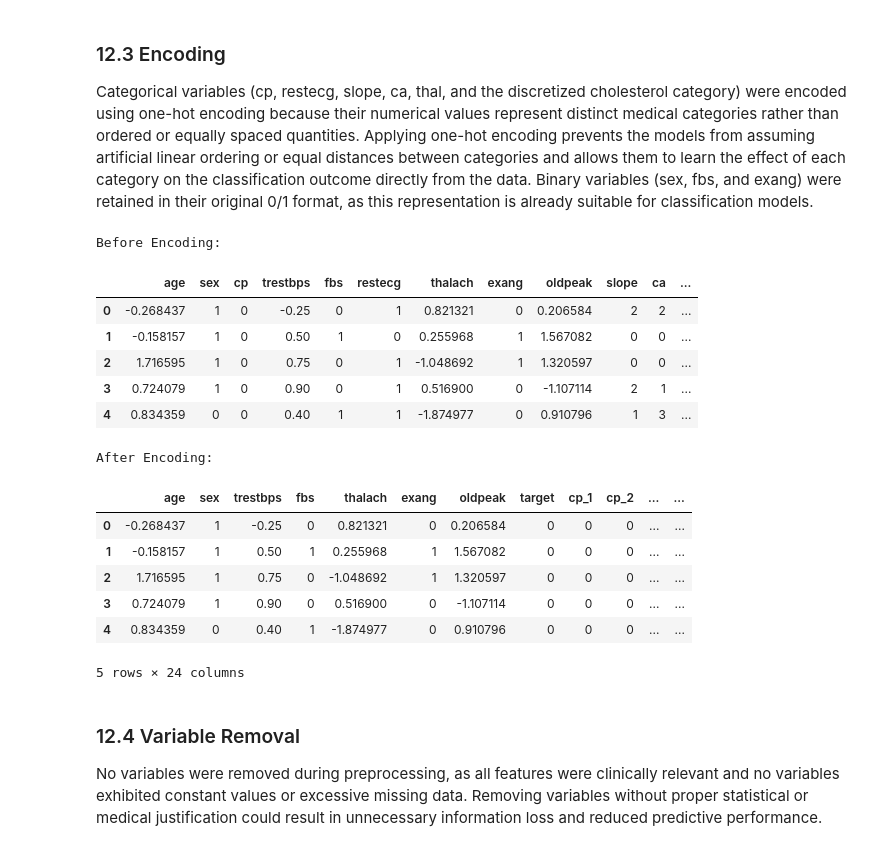
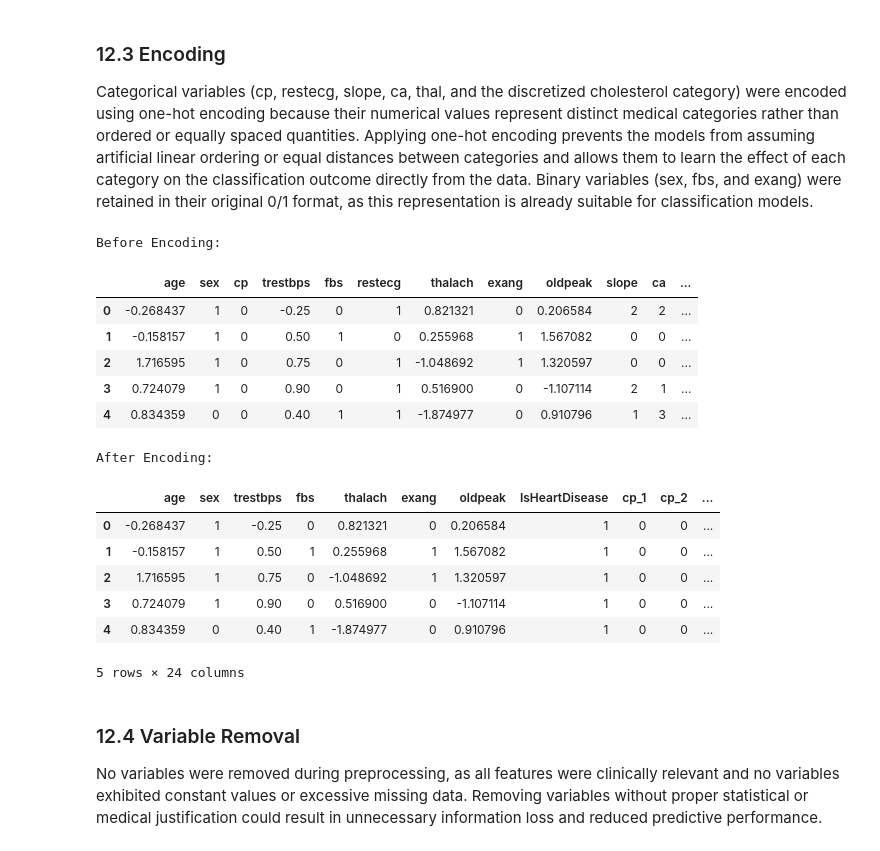
Before and after one commit to Janau00/SWE485-Project-Group9, a Jupyter notebook: Phase1_Data_Exploration.ipynb, the cells around one changed output. Saved outputs shown, nothing was run; the diff lists cells and outputs as text; code cells hidden in the pictures.

```diff
--- a/Phase1_Data_Exploration.ipynb
+++ b/Phase1_Data_Exploration.ipynb
@@ -39,9 +39,7 @@ import pandas as pd
 import numpy as np
 
 # Load dataset
-
-DATA_PATH = "Dataset/Copy of heart.xlsx"
-
+DATA_PATH = "Dataset/HeartDiseaseClevlandDS.xlsx"
 
 df = pd.read_excel(DATA_PATH)
 
@@ -638,32 +637,32 @@ The feature contains several outliers, and both the histogram and the skewness c
 import numpy as np
 
 
-oldpeak_before = df['oldpeak'].copy()
+oldpeak_before = PreProcessd_df['oldpeak'].copy()
 
-df['oldpeak'] = np.log1p(df['oldpeak'])
+PreProcessd_df['oldpeak'] = np.log1p(PreProcessd_df['oldpeak'])
 
 from sklearn.preprocessing import StandardScaler
 
 scaler = StandardScaler()
 
-df['oldpeak'] = scaler.fit_transform(df[['oldpeak']])
+PreProcessd_df['oldpeak'] = scaler.fit_transform(PreProcessd_df[['oldpeak']])
 
 
 #prove the success of the normalization
 oldpeak_comparison_table = pd.concat(
-    [oldpeak_before.head(), df['oldpeak'].head()],
+    [oldpeak_before.head(), PreProcessd_df['oldpeak'].head()],
     axis=1,
     keys=['Before Scaling', 'After Scaling']
 )
 display(oldpeak_comparison_table)
 
-print("Mean:", df['oldpeak'].mean())
-print("Std:", df['oldpeak'].std())
-print("The skewness coefficient of oldpeak after the normalization:", df['oldpeak'].skew())
+print("Mean:", PreProcessd_df['oldpeak'].mean())
+print("Std:", PreProcessd_df['oldpeak'].std())
+print("The skewness coefficient of oldpeak after the normalization:", PreProcessd_df['oldpeak'].skew())
 
 
 plt.figure(figsize=(6,4))
-plt.hist(df['oldpeak'].dropna(), bins=20)
+plt.hist(PreProcessd_df['oldpeak'].dropna(), bins=20)
 plt.title(f"Histogram: {'oldpeak'}")
 plt.xlabel('oldpeak')
 plt.ylabel("Frequency")
@@ -703,8 +702,8 @@ import pandas as pd
 chol_bins = [0, 200, 240, np.inf]
 chol_labels = ['Normal', 'Borderline High', 'High']
 
-df['chol_category'] = pd.cut(
-    df['chol'],
+PreProcessd_df['chol_category'] = pd.cut(
+    PreProcessd_df['chol'],
     bins=chol_bins,
     labels=chol_labels,
     right=False
@@ -718,7 +717,7 @@ chol_mapping = pd.DataFrame({
 
 # Distribution of cholesterol categories in the dataset
 chol_distribution = (
-    df['chol_category']
+    PreProcessd_df['chol_category']
     .value_counts()
     .rename_axis('Cholesterol Category')
     .reset_index(name='Number of Patients')
@@ -728,7 +727,7 @@ display(chol_mapping)
 display(chol_distribution)
 
 # Remove original cholesterol values to avoid redundant representation
-df.drop(columns=['chol'], inplace=True)
+PreProcessd_df.drop(columns=['chol'], inplace=True)
 # %% [output]
 |  | Cholesterol Range (mg/dL) | Risk Category |
 | 0 | < 200 | Normal |
@@ -744,36 +743,36 @@ Categorical variables (cp, restecg, slope, ca, thal, and the discretized cholest
 # %%
 import pandas as pd
 
 # Nominal and discretized categorical variables to encode
 categorical_vars = ['cp', 'restecg', 'slope', 'ca', 'thal', 'chol_category']
 
 print("Before Encoding:")
-display(df.head())
+display(PreProcessd_df.head())
 
 # Apply one-hot encoding
-df = pd.get_dummies(df, columns=categorical_vars, drop_first=True)
+PreProcessd_df = pd.get_dummies(PreProcessd_df, columns=categorical_vars, drop_first=True)
 
 # Convert to 0/1
-bool_cols = df.select_dtypes(include='bool').columns
-df[bool_cols] = df[bool_cols].astype(int)
+bool_cols = PreProcessd_df.select_dtypes(include='bool').columns
+PreProcessd_df[bool_cols] = PreProcessd_df[bool_cols].astype(int)
 
 print("\nAfter Encoding:")
-display(df.head())
+display(PreProcessd_df.head())
 # %% [output]
 Before Encoding:
 |  | age | sex | cp | trestbps | fbs | restecg | thalach | exang | oldpeak | slope | ca | ... |
 | 0 | -0.268437 | 1 | 0 | -0.25 | 0 | 1 | 0.821321 | 0 | 0.206584 | 2 | 2 | ... |
 | 1 | -0.158157 | 1 | 0 | 0.50 | 1 | 0 | 0.255968 | 1 | 1.567082 | 0 | 0 | ... |
 | 2 | 1.716595 | 1 | 0 | 0.75 | 0 | 1 | -1.048692 | 1 | 1.320597 | 0 | 0 | ... |
 | 3 | 0.724079 | 1 | 0 | 0.90 | 0 | 1 | 0.516900 | 0 | -1.107114 | 2 | 1 | ... |
 | 4 | 0.834359 | 0 | 0 | 0.40 | 1 | 1 | -1.874977 | 0 | 0.910796 | 1 | 3 | ... |
 After Encoding:
-|  | age | sex | trestbps | fbs | thalach | exang | oldpeak | target | cp_1 | cp_2 | ... | ... |
-| 0 | -0.268437 | 1 | -0.25 | 0 | 0.821321 | 0 | 0.206584 | 0 | 0 | 0 | ... | ... |
-| 1 | -0.158157 | 1 | 0.50 | 1 | 0.255968 | 1 | 1.567082 | 0 | 0 | 0 | ... | ... |
-| 2 | 1.716595 | 1 | 0.75 | 0 | -1.048692 | 1 | 1.320597 | 0 | 0 | 0 | ... | ... |
-| 3 | 0.724079 | 1 | 0.90 | 0 | 0.516900 | 0 | -1.107114 | 0 | 0 | 0 | ... | ... |
-| 4 | 0.834359 | 0 | 0.40 | 1 | -1.874977 | 0 | 0.910796 | 0 | 0 | 0 | ... | ... |
+|  | age | sex | trestbps | fbs | thalach | exang | oldpeak | IsHeartDisease | cp_1 | cp_2 | ... |
+| 0 | -0.268437 | 1 | -0.25 | 0 | 0.821321 | 0 | 0.206584 | 1 | 0 | 0 | ... |
+| 1 | -0.158157 | 1 | 0.50 | 1 | 0.255968 | 1 | 1.567082 | 1 | 0 | 0 | ... |
+| 2 | 1.716595 | 1 | 0.75 | 0 | -1.048692 | 1 | 1.320597 | 1 | 0 | 0 | ... |
+| 3 | 0.724079 | 1 | 0.90 | 0 | 0.516900 | 0 | -1.107114 | 1 | 0 | 0 | ... |
+| 4 | 0.834359 | 0 | 0.40 | 1 | -1.874977 | 0 | 0.910796 | 1 | 0 | 0 | ... |
 5 rows × 24 columns
 # %% [markdown]
 ### 12.4 Variable Removal
```
Also changed, not shown: parts of 18 cells of this notebook.
